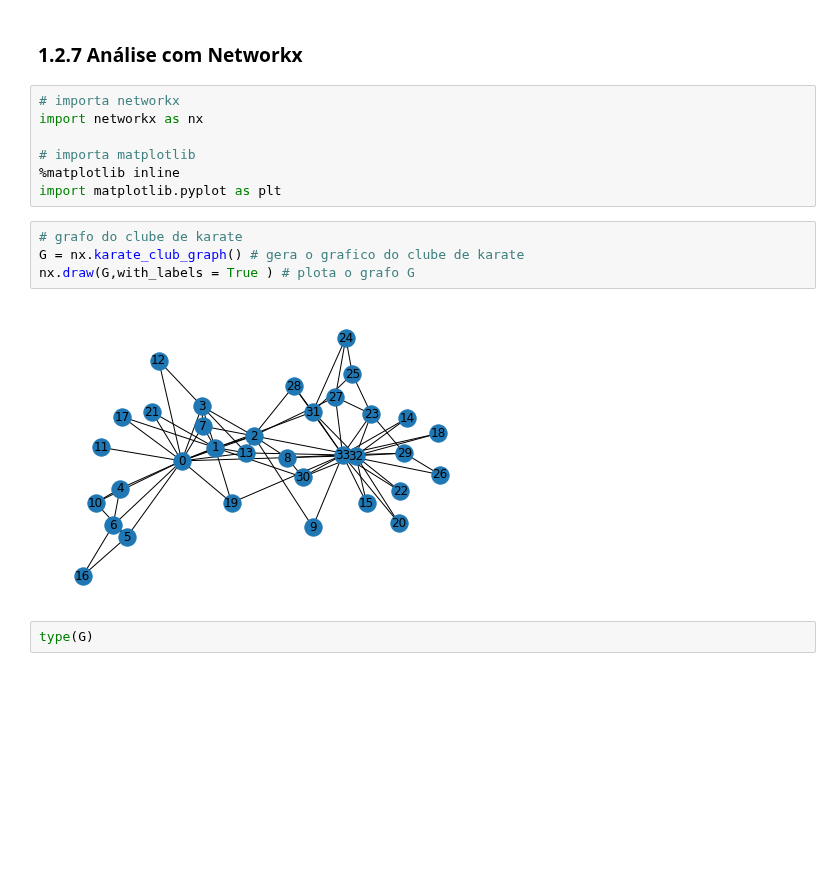
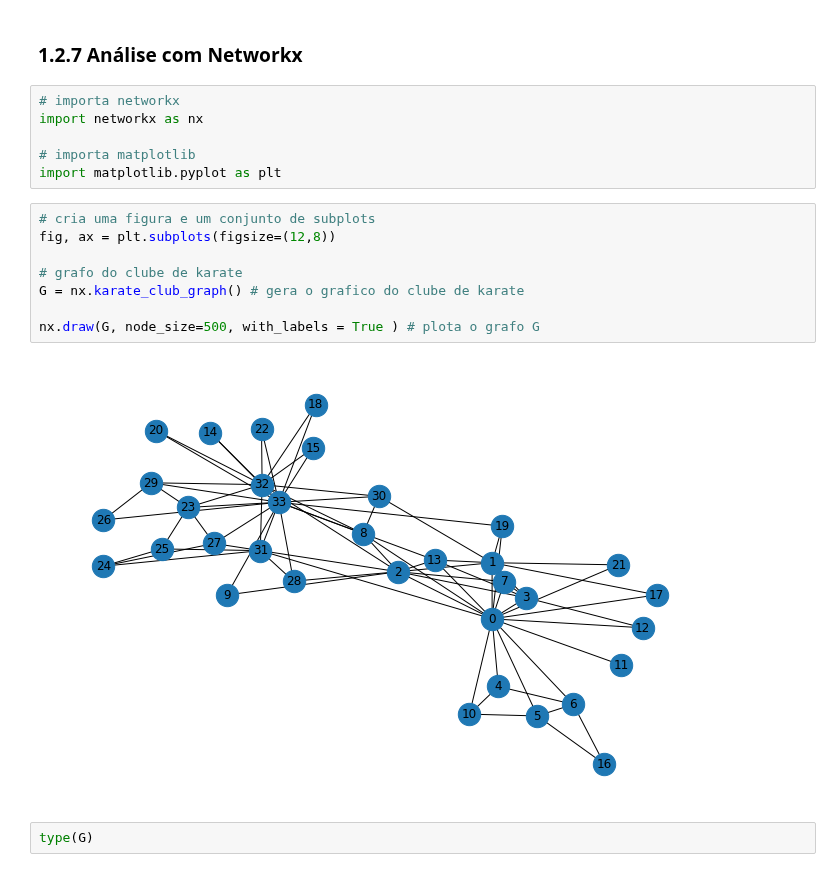
Before and after one commit to jesusossian/complex_networks, a Jupyter notebook: src/course/cap1_2_grafos_redes.ipynb, the cells around one changed output. Cells and saved outputs as stored; diff of their text form; blank space fills up the shorter version.

```diff
--- a/src/course/cap1_2_grafos_redes.ipynb
+++ b/src/course/cap1_2_grafos_redes.ipynb
@@ -7,14 +7,17 @@
 import networkx as nx
 
 # importa matplotlib
-%matplotlib inline
 import matplotlib.pyplot as plt
 # %%
+# cria uma figura e um conjunto de subplots
+fig, ax = plt.subplots(figsize=(12,8))
+
 # grafo do clube de karate
 G = nx.karate_club_graph() # gera o grafico do clube de karate
-nx.draw(G,with_labels = True ) # plota o grafo G
+
+nx.draw(G, node_size=500, with_labels = True ) # plota o grafo G
 # %% [output]
-[figure, old version]
+[figure, new version]
 # %%
 type(G)
 # %% [output]
```
Also changed, not shown: parts of 20 cells of this notebook, 3 other files.
